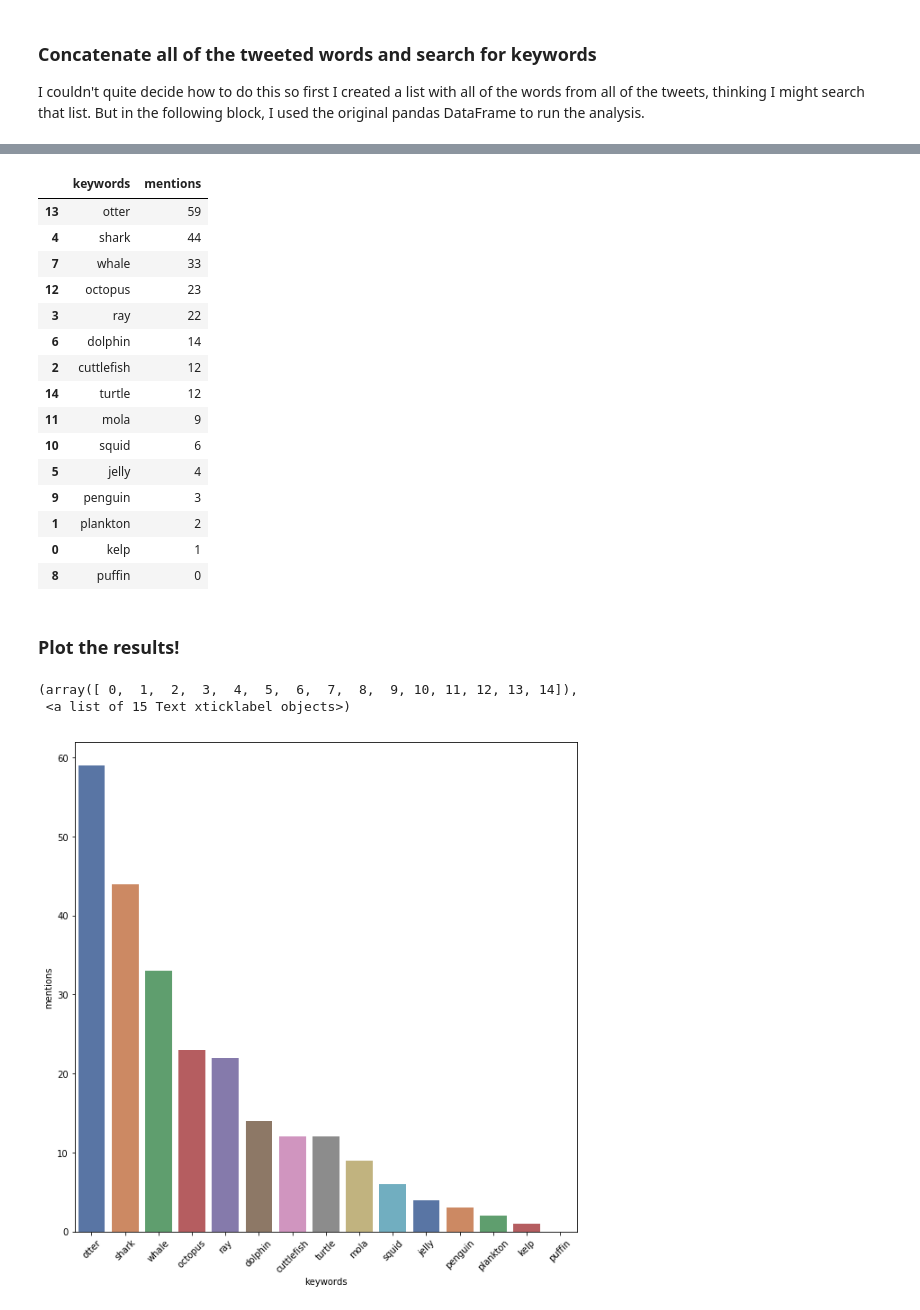
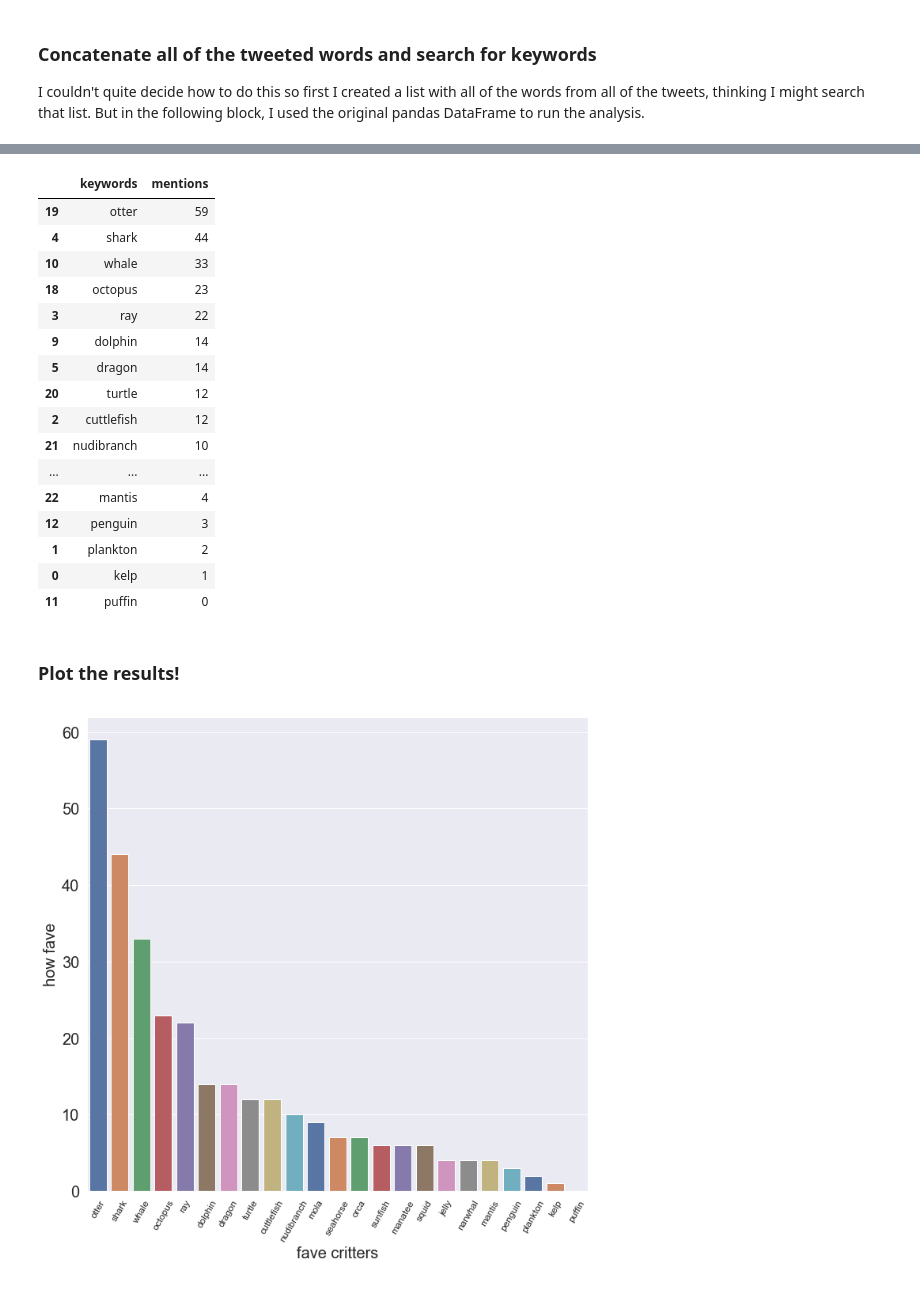
Before and after one commit to SUPScientist/Twitter-Scraping, a Jupyter notebook: plot_critter_frequency_specificWords.ipynb, the cells around one changed output, grey strips where cells are left out. Cells and saved outputs as stored; diff of their text form; code cells hidden in the pictures.

```diff
--- a/plot_critter_frequency_specificWords.ipynb
+++ b/plot_critter_frequency_specificWords.ipynb
@@ -33,9 +33,9 @@ for index, row in df_retwe.iterrows():
 
 all_the_words = [item for sublist in all_the_words_nest for item in sublist]
 # %%
-keywords = ['kelp', 'plankton', 'cuttlefish', 'ray', 'shark',
-            'jelly', 'dolphin', 'whale', 'puffin', 'penguin',
-            'squid', 'mola', 'octopus', 'otter', 'turtle']
+keywords = ['kelp', 'plankton', 'cuttlefish', 'ray', 'shark', 'dragon', 'orca', 'seahorse',
+            'jelly', 'dolphin', 'whale', 'puffin', 'penguin', 'sunfish', 'narwhal', 'manatee',
+            'squid', 'mola', 'octopus', 'otter', 'turtle', 'nudibranch', 'mantis']
 
 a = df_retwe['text'].str.lower().str.cat(sep=' ')
 words = nltk.tokenize.word_tokenize(a)
@@ -66,31 +66,35 @@ df_key_sums.sort_values(by = 'mentions', ascending = False, inplace = True)
 df_key_sums
 # %% [output]
 |  | keywords | mentions |
-| 13 | otter | 59 |
+| 19 | otter | 59 |
 | 4 | shark | 44 |
-| 7 | whale | 33 |
-| 12 | octopus | 23 |
+| 10 | whale | 33 |
+| 18 | octopus | 23 |
 | 3 | ray | 22 |
-| 6 | dolphin | 14 |
+| 9 | dolphin | 14 |
+| 5 | dragon | 14 |
+| 20 | turtle | 12 |
 | 2 | cuttlefish | 12 |
-| 14 | turtle | 12 |
-| 11 | mola | 9 |
-| 10 | squid | 6 |
-| 5 | jelly | 4 |
-| 9 | penguin | 3 |
+| 21 | nudibranch | 10 |
+| ... | ... | ... |
+| 22 | mantis | 4 |
+| 12 | penguin | 3 |
 | 1 | plankton | 2 |
 | 0 | kelp | 1 |
-| 8 | puffin | 0 |
+| 11 | puffin | 0 |
 # %% [markdown]
 ### Plot the results!
 # %%
 bar_width = 0.35
 
-plt.figure(figsize = (10, 10))
-sns.barplot(x=df_key_sums['keywords'], y=df_key_sums['mentions'], palette="deep")
-plt.xticks(rotation=45)
+fig, axs = plt.subplots(figsize = (10, 10))
+barplot = sns.barplot(x=df_key_sums['keywords'], y=df_key_sums['mentions'], palette="deep")
+plt.xticks(rotation=60)
+axs.set_xlabel('fave critters', fontsize=20)
+axs.set_ylabel('how fave', fontsize=20)
+plt.rcParams['xtick.labelsize']=16
+plt.rcParams['ytick.labelsize']=20
+plt.tight_layout()
 # plt.bar(df_key_sums['keywords'], df_key_sums['sums'])
 # %% [output]
-(array([ 0,  1,  2,  3,  4,  5,  6,  7,  8,  9, 10, 11, 12, 13, 14]),
- <a list of 15 Text xticklabel objects>)
-[figure, old version]
+[figure, new version]
```
Also changed, not shown: parts of 2 cells of this notebook, 4 other files.
